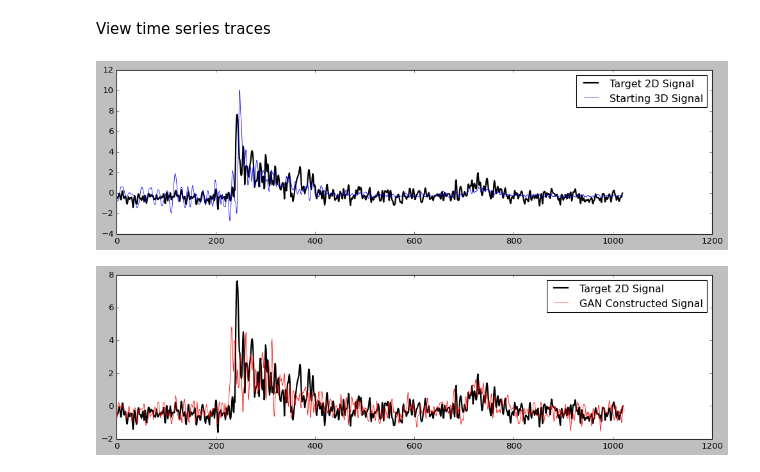
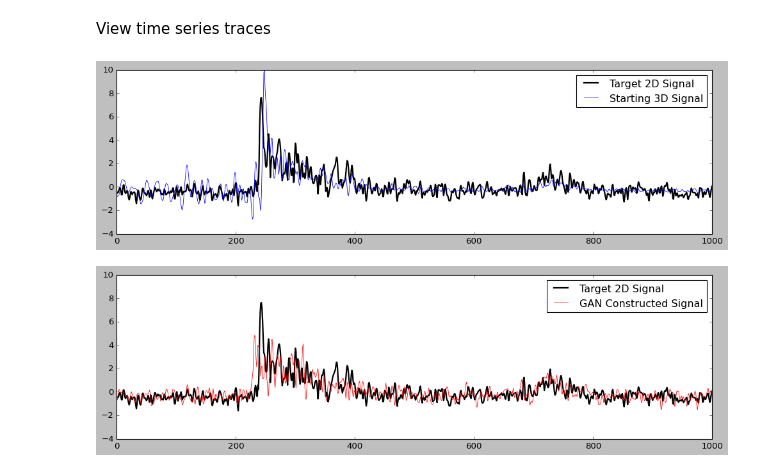
Before and after one commit to astroChance/RadNET, a Jupyter notebook: Post_DL_workbook.ipynb, the cells around one changed output. Saved outputs shown, nothing was run; the diff lists cells and outputs as text; code cells hidden in the pictures.

```diff
--- a/Post_DL_workbook.ipynb
+++ b/Post_DL_workbook.ipynb
@@ -287,17 +287,21 @@ View time series traces
 # %%
 ## Plot starting 3D trace and 2D Target
 plt.figure(figsize=(15,4))
 plt.plot(standardized_2DGAN_trace, color='black', linewidth=2, label='Target 2D Signal')
 plt.plot(standardized_3DGAN_trace, color='blue', linewidth=0.7, label='Starting 3D Signal')
+plt.xlim(0,1000)
+plt.ylim(-4,10)
 plt.legend()
 plt.show()
 
 ## Plot GAN prediction and 2D Target
 plt.figure(figsize=(15,4))
 plt.plot(standardized_2DGAN_trace, color='black', linewidth=2, label='Target 2D Signal')
 plt.plot(GAN_signal, color='red', linewidth=0.7, label='GAN Constructed Signal')
+plt.xlim(0,1000)
+plt.ylim(-4,10)
 plt.legend()
 plt.show()
 # %% [output]
-[figure, old version]
+[figure, new version]
-[figure, old version]
+[figure, new version]
```
